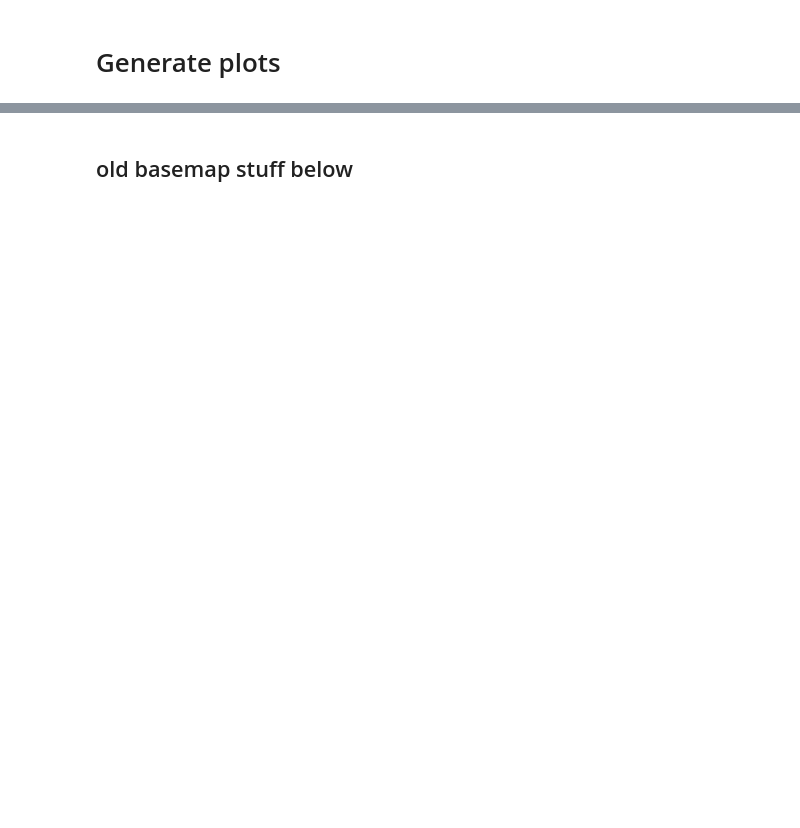
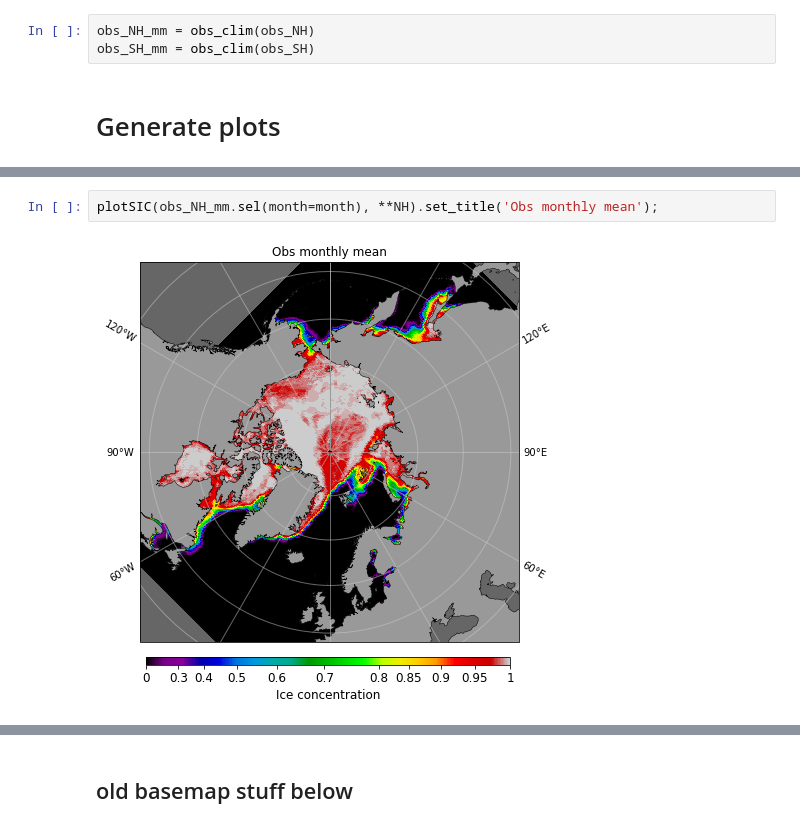
Before and after one commit to aekiss/ice_analysis, a Jupyter notebook: ice_maps.ipynb, the cells around one changed output, grey strips where cells are left out. Cells and saved outputs as stored; diff of their text form; blank space fills up the shorter version.

```diff
--- a/ice_maps.ipynb
+++ b/ice_maps.ipynb
@@ -264,2 +231,5 @@ CN_obs_SH_monthly_mean = CN_obs_SH.groupby('time.month').mean('time', skipna=Tru
+# %%
+obs_NH_mm = obs_clim(obs_NH)
+obs_SH_mm = obs_clim(obs_SH)
 # %% [markdown]
 # Generate plots
@@ -359,0 +334,4 @@ plotSIC_SH(v)
+# %%
+plotSIC(obs_NH_mm.sel(month=month), **NH).set_title('Obs monthly mean');
+# %% [output]
+[figure, added]
```
Also changed, not shown: parts of 27 cells of this notebook, 2 other files.
